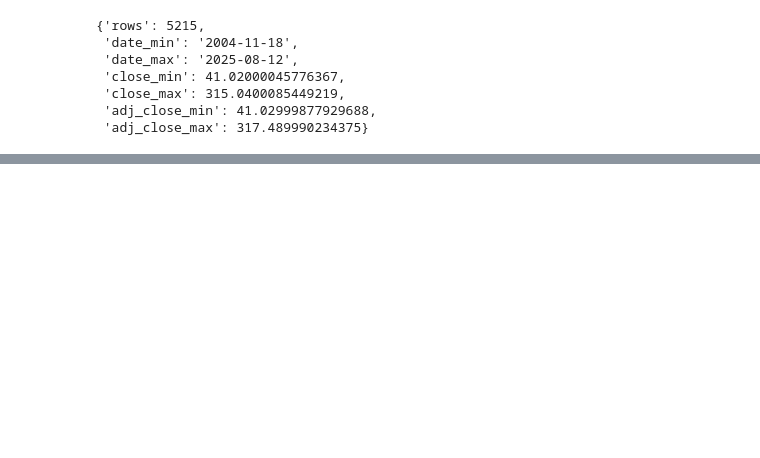
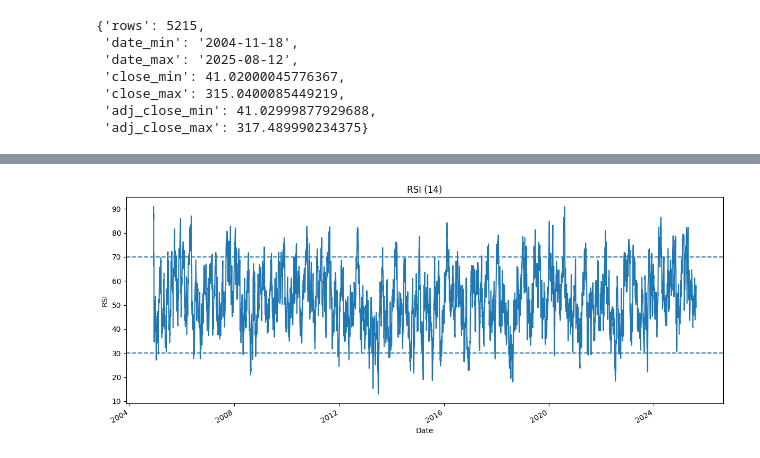
Before and after one commit to jarvisN/MsC_2025, a Jupyter notebook: DataSciProgram/midTerm/ipynb/test.ipynb, the cells around one changed output, grey strips where cells are left out. Drawn from its saved outputs; the diff is of its cells as text; code cells hidden in the pictures; blank space fills up the shorter version.

```diff
--- a/DataSciProgram/midTerm/ipynb/test.ipynb
+++ b/DataSciProgram/midTerm/ipynb/test.ipynb
@@ -79,0 +184,25 @@ plt.show()
+# %%
+def compute_rsi(series: pd.Series, period: int = 14) -> pd.Series:
+    delta = series.diff()
+    gain = delta.clip(lower=0)
+    loss = -delta.clip(upper=0)
+
+    # Wilder’s smoothing ด้วย ewm(alpha=1/period)
+    avg_gain = gain.ewm(alpha=1/period, adjust=False).mean()
+    avg_loss = loss.ewm(alpha=1/period, adjust=False).mean()
+
+    rs = avg_gain / avg_loss.replace(0, np.nan)
+    rsi = 100 - (100 / (1 + rs))
+    return rsi
+
+rsi_14 = compute_rsi(df['adj_close'], period=14)
+
+plt.figure(figsize=(12, 5))
+rsi_14.plot()
+plt.title('RSI (14)')
+plt.xlabel('Date'); plt.ylabel('RSI')
+plt.axhline(70, linestyle='--')
+plt.axhline(30, linestyle='--')
+plt.tight_layout(); plt.show()
+# %% [output]
+[figure, added]
```
Also changed, not shown: parts of 20 cells of this notebook.
